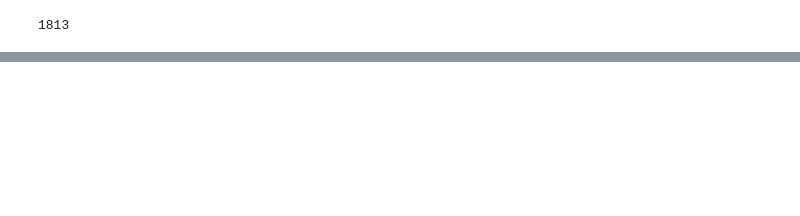
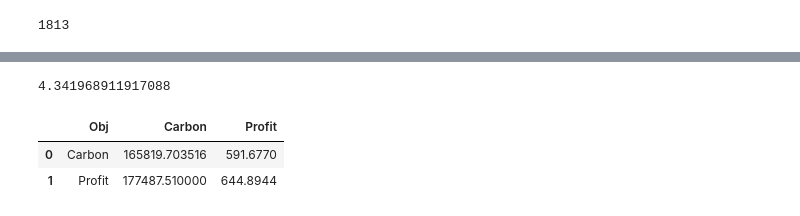
Before and after one commit to ZornitsaAsanska/MILP-Optimisation-E-scooter-Sharing-Scheme, a Jupyter notebook: model-hourly-timesteps reduced.ipynb, the cells around one changed output, grey strips where cells are left out. Saved outputs shown, nothing was run; the diff lists cells and outputs as text; code cells hidden in the pictures; blank space fills up the shorter version.

```diff
--- a/model-hourly-timesteps reduced.ipynb
+++ b/model-hourly-timesteps reduced.ipynb
@@ -272,0 +350,17 @@ satisfied_demand/total_demand
+# %%
+satisfied_demand/total_scooters
+# %% [output]
+4.341968911917088
+# %%
+Obj_matrix = np.array([[165819.70351625013,591.677],[177487.510000, 644.8944]])
+df_obj = pd.DataFrame(Obj_matrix, columns=["Carbon", "Profit"])
+df_obj["Obj"] = ["Carbon", "Profit"]
+# %%
+cols = df_obj.columns.tolist()
+cols = cols[-1:] + cols[:-1]
+df_obj = df_obj[cols]
+df_obj
+# %% [output]
+|  | Obj | Carbon | Profit |
+| 0 | Carbon | 165819.703516 | 591.6770 |
+| 1 | Profit | 177487.510000 | 644.8944 |
```
Also changed, not shown: parts of 39 cells of this notebook, 16 other files.
